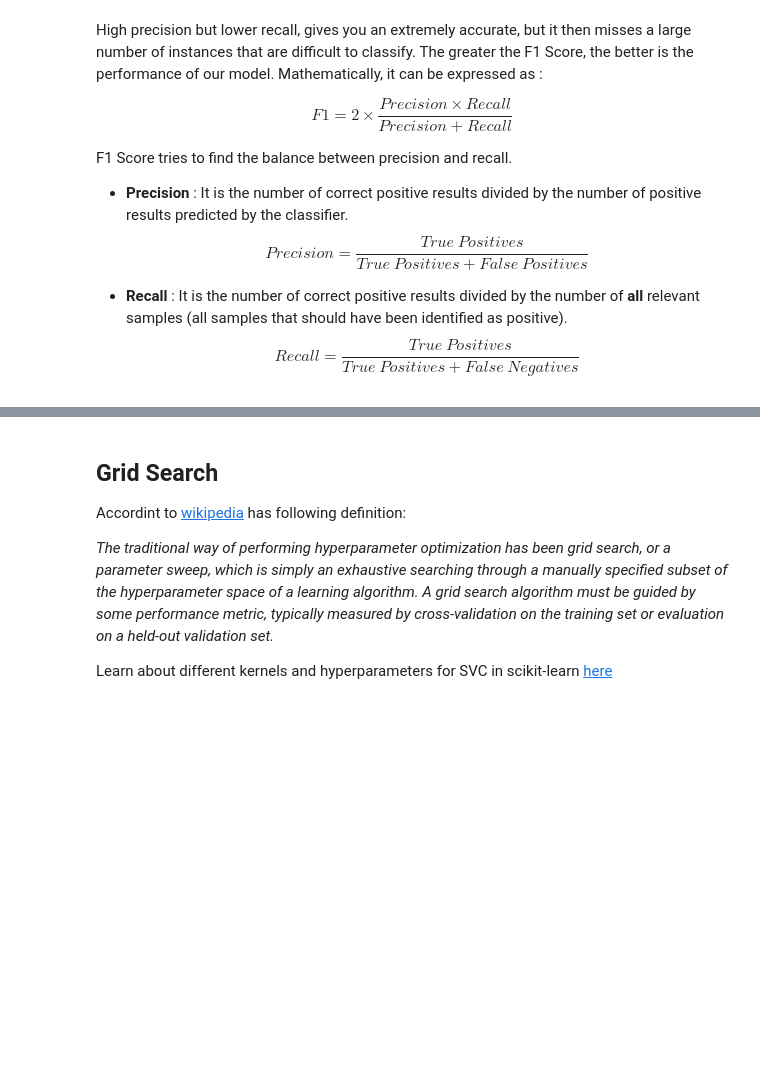
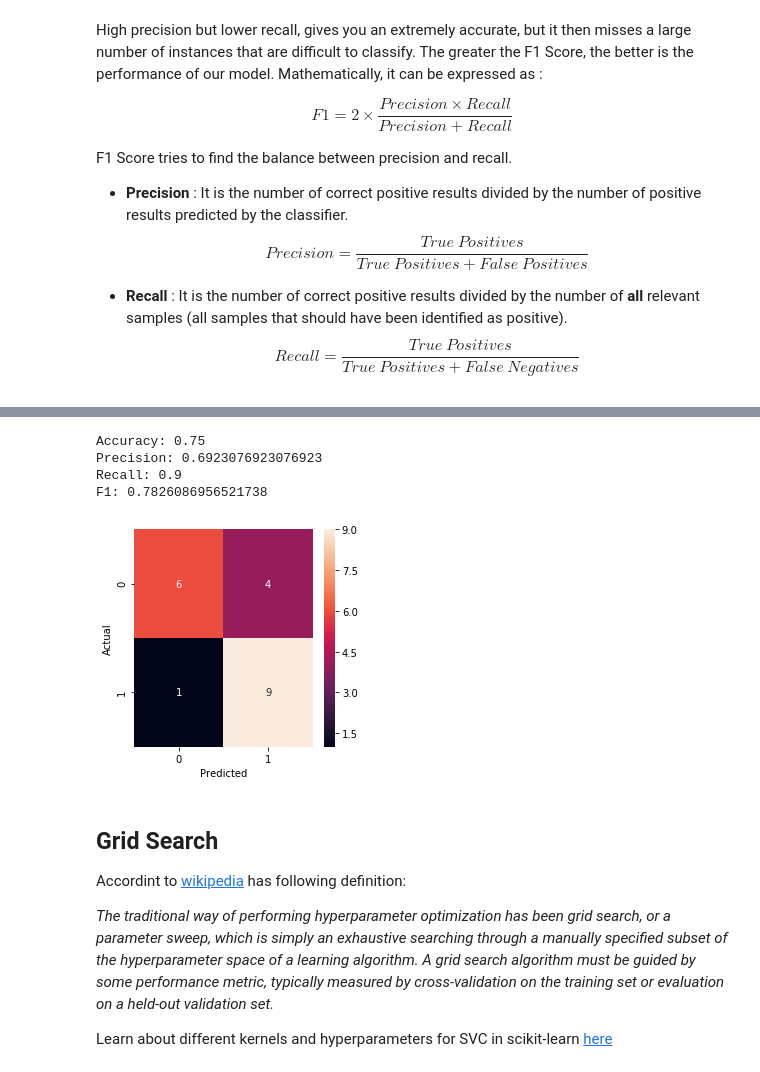
Before and after one commit to egoliuk/support_vector_machine, a Jupyter notebook: tuning_and_estimating_SVM/SVM.ipynb, the cells around one changed output, grey strips where cells are left out. Drawn from its saved outputs; the diff is of its cells as text; code cells hidden in the pictures; blank space fills up the shorter version.

```diff
--- a/tuning_and_estimating_SVM/SVM.ipynb
+++ b/tuning_and_estimating_SVM/SVM.ipynb
@@ -298,3 +299,22 @@ plot_svc_decision_function(clf, plot_support=False);
+# %%
+сomparison_table = create_сomparison_table(clf, X_test, y_test)
+
+y_true = сomparison_table['labels']
+y_predicted = сomparison_table['predicted']
+M_confusion = confusion_matrix(y_true, y_predicted)
+
+print(f"Accuracy: {accuracy(сomparison_table)}")
+print(f"Precision: {precision(M_confusion)}")
+print(f"Recall: {recall(M_confusion)}")
+print(f"F1: {f1(precision(M_confusion), recall(M_confusion))}\n")
+
+plot_confusion_matrix(y_true, y_predicted)
+# %% [output]
+Accuracy: 0.75
+Precision: 0.6923076923076923
+Recall: 0.9
+F1: 0.7826086956521738
+[figure, added]
 # %% [markdown]
 ## Grid Search
 
```
Also changed, not shown: parts of 11 cells of this notebook.
